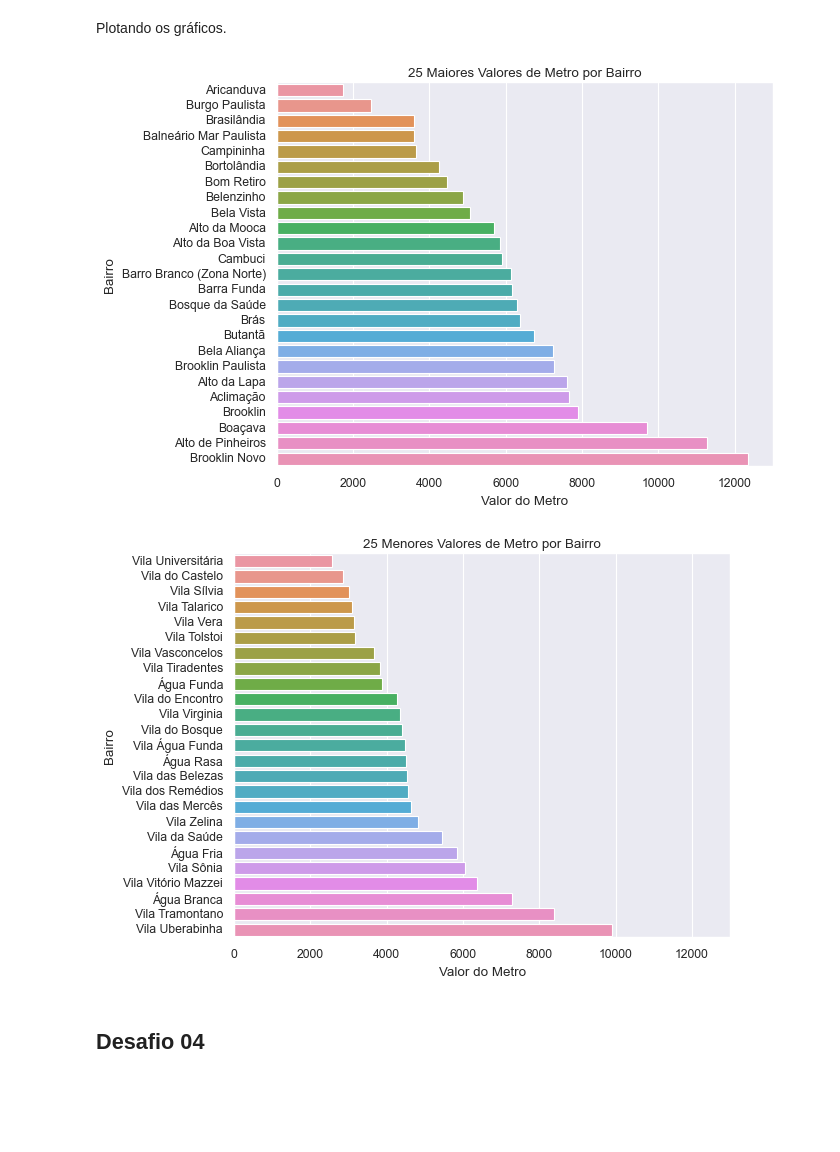
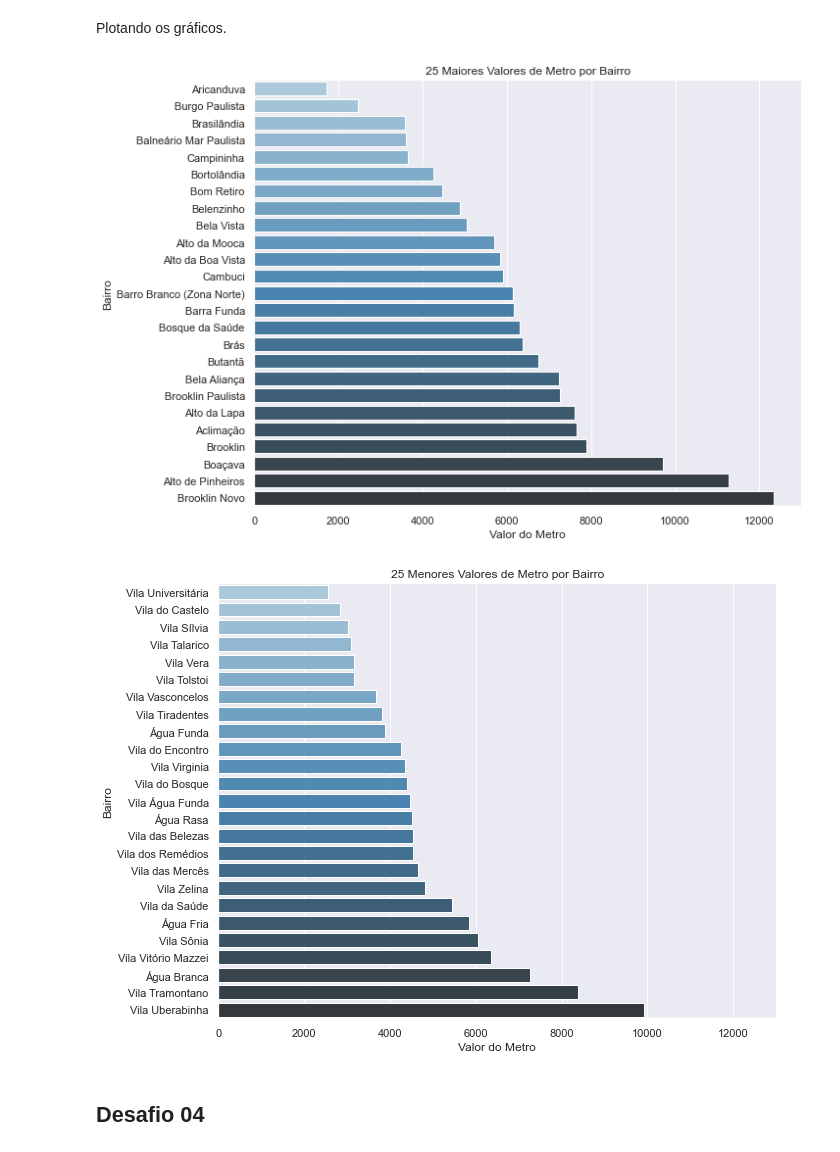
Before and after one commit to pedrogrigorio/Data-Immersion-Alura, a Jupyter notebook: Aulas/Aula_02/desafios_02.ipynb, the cells around one changed output. Drawn from its saved outputs; the diff is of its cells as text; code cells hidden in the pictures; blank space fills up the shorter version.

Commit message:
change graph color

```diff
--- a/Aulas/Aula_02/desafios_02.ipynb
+++ b/Aulas/Aula_02/desafios_02.ipynb
@@ -220,23 +220,25 @@ df_25menores.describe()
 # %% [markdown]
 Plotando os gráficos.
 # %%
-ax = sns.barplot(y=df_25maiores.index, x="Valor_metro", data=df_25maiores, orient="h")
+plt.figure(figsize=(10,8))
+ax = sns.barplot(y=df_25maiores.index, x="Valor_metro", data=df_25maiores, orient="h", palette="Blues_d")
 ax.set_title("25 Maiores Valores de Metro por Bairro")
 ax.set_xlabel("Valor do Metro")
 ax.set_ylabel("Bairro")
 plt.xlim((0, 13000))
 plt.show()
 # %% [output]
-[figure, old version]
+[figure, new version]
 # %%
-ax = sns.barplot(y=df_25menores.index, x="Valor_metro", data=df_25menores, orient="h")
+plt.figure(figsize=(10,8))
+ax = sns.barplot(y=df_25menores.index, x="Valor_metro", data=df_25menores, orient="h", palette = "Blues_d")
 ax.set_title("25 Menores Valores de Metro por Bairro")
 ax.set_xlabel("Valor do Metro")
 ax.set_ylabel("Bairro")
 plt.xlim((0, 13000))
 plt.show()
 # %% [output]
-[figure, old version]
+[figure, new version]
 # %% [markdown]
 ## Desafio 04
 # %% [markdown]
```
Also changed, not shown: parts of 2 cells of this notebook, 1 other file.
